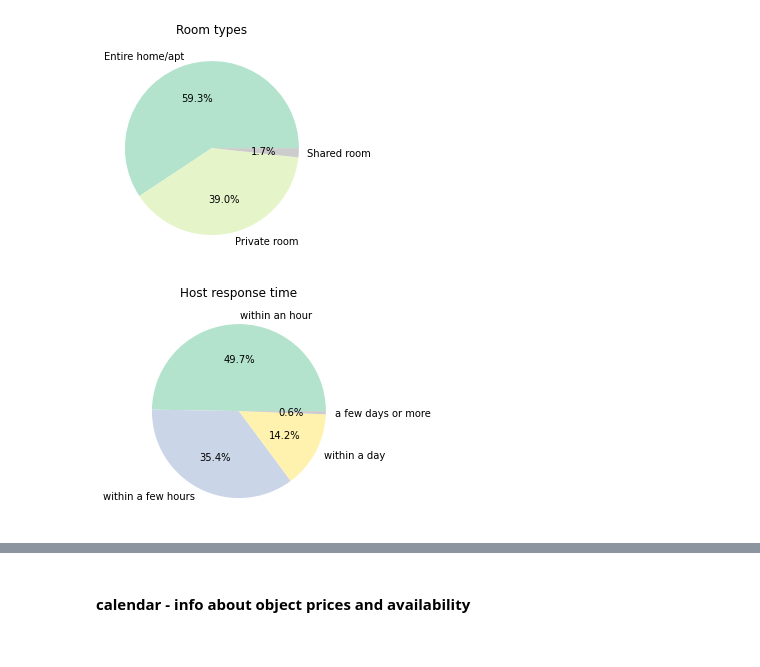
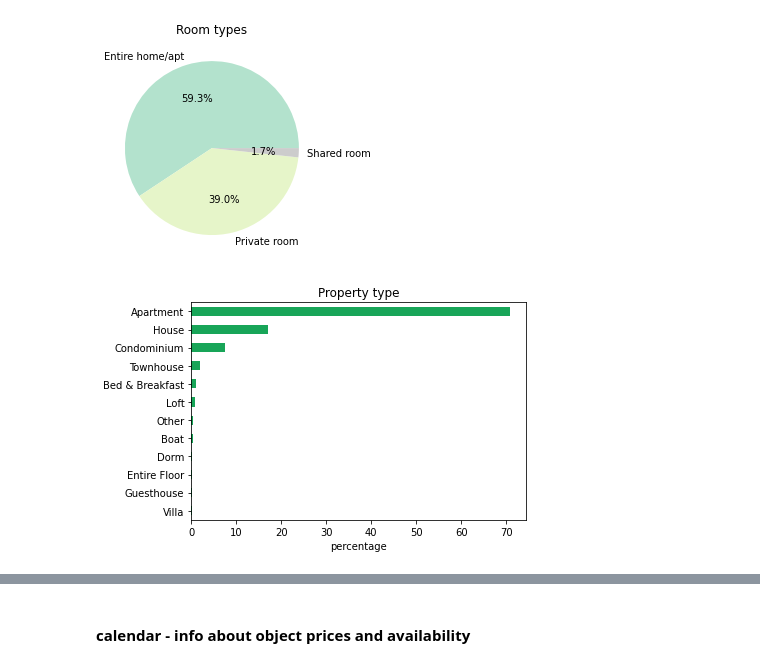
Before and after one commit to DariaSatco/airbnb_boston_analytics, a Jupyter notebook: EDA.ipynb, the cells around one changed output, grey strips where cells are left out. Cells and saved outputs as stored; diff of their text form; code cells hidden in the pictures.

```diff
--- a/EDA.ipynb
+++ b/EDA.ipynb
@@ -35,7 +46,8 @@ print('Dates of the listing data scraping: ', listing['last_scraped'].unique())
 Dates of the listing data scraping:  ['2016-09-07']
 # %%
 # preprocess columns with prices
-price_columns = ['price', 'weekly_price', 'monthly_price', 'cleaning_fee', 'security_deposit']
+price_columns = ['price', 'weekly_price', 'monthly_price',
+                 'cleaning_fee', 'security_deposit', 'extra_people']
 for col in price_columns:
     listing = pf.convert_price_to_num(listing,
                                   price_col_name=col,
@@ -142,11 +154,11 @@ plt.show()
 # %% [output]
 [figure]
 # %%
-selection = sample['host_response_time'].dropna()
-stat = selection.value_counts()/len(selection)*100
-stat.plot(kind='pie', colormap='Pastel2', autopct='%1.1f%%')
-plt.title('Host response time')
-plt.ylabel('')
+selection = sample['property_type'].dropna()
+stat = (selection.value_counts()/len(selection)*100).sort_values()
+stat.plot(kind='barh', color=colors[0])
+plt.title('Property type')
+plt.xlabel('percentage')
 plt.show()
 # %% [output]
-[figure, old version]
+[figure, new version]
```
Also changed, not shown: parts of 21 cells of this notebook, 4 other files.
